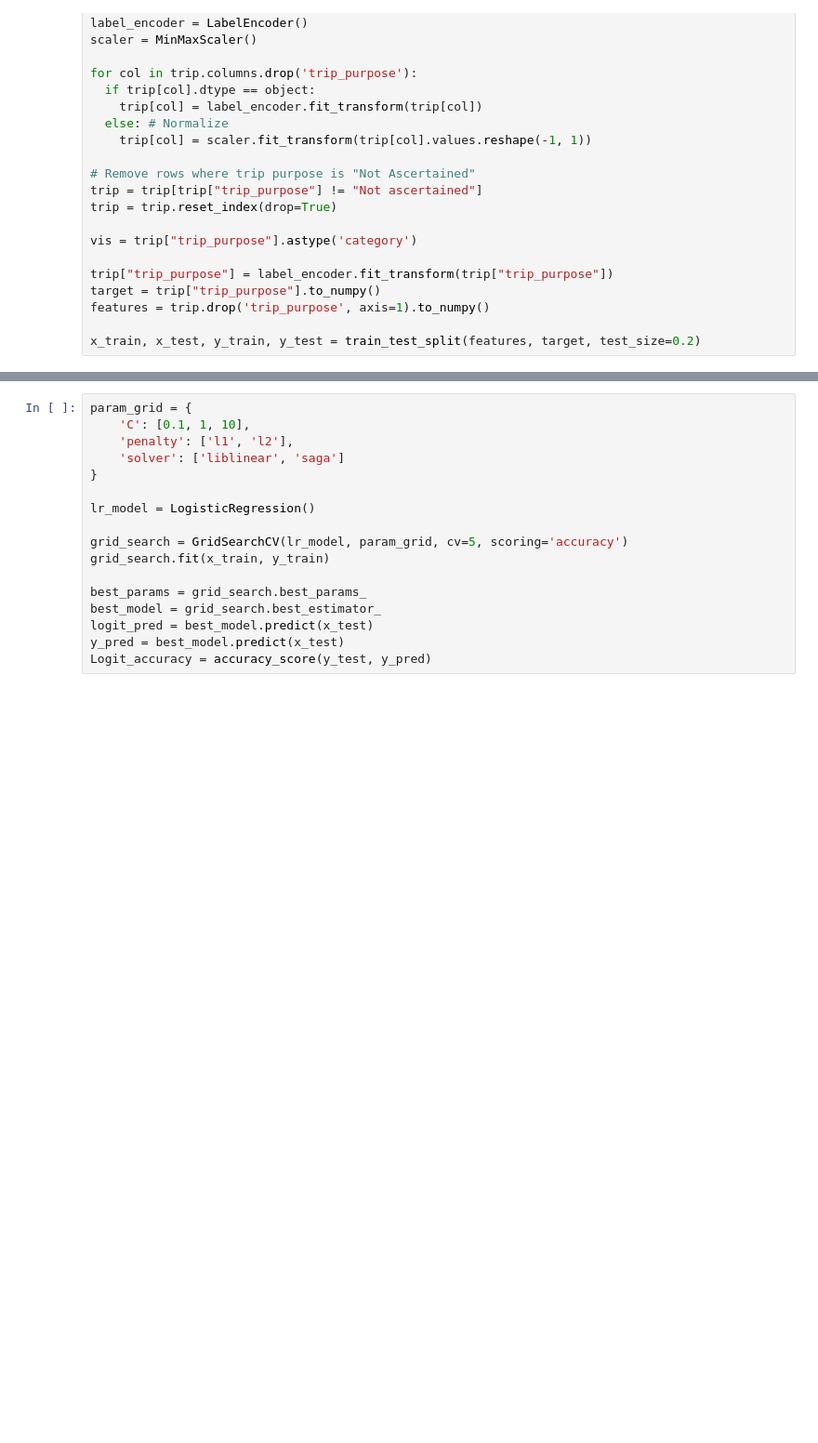
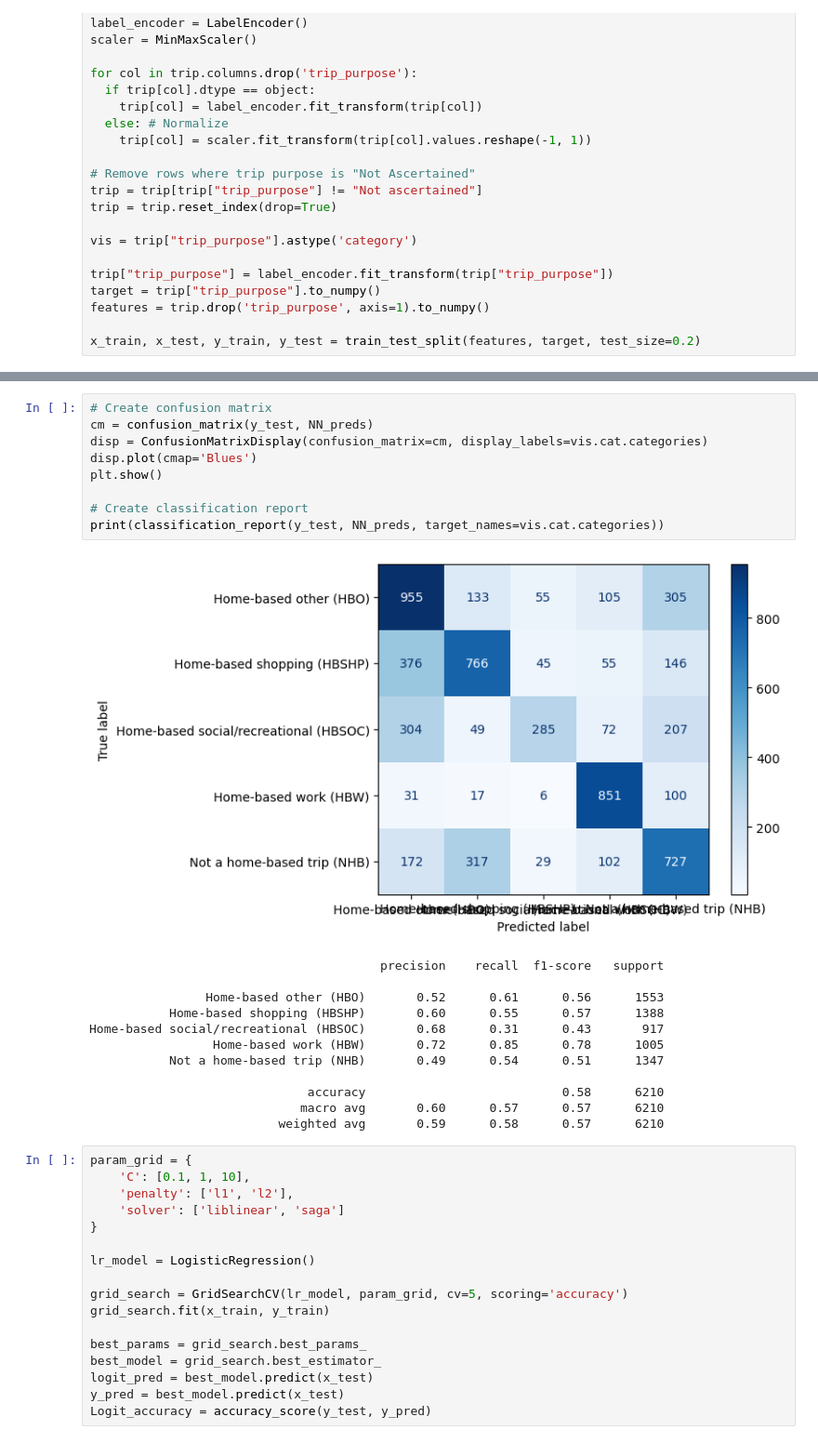
Before and after one commit to mfgeary/dsan5300-project, a Jupyter notebook: code/AUC_All_Models.ipynb, the cells around one changed output, grey strips where cells are left out. Shown at 93% size. Cells and saved outputs as stored; diff of their text form; blank space fills up the shorter version.

```diff
--- a/code/AUC_All_Models.ipynb
+++ b/code/AUC_All_Models.ipynb
@@ -96,3 +93,25 @@ Epoch 17/500
+# %%
+# Create confusion matrix
+cm = confusion_matrix(y_test, NN_preds)
+disp = ConfusionMatrixDisplay(confusion_matrix=cm, display_labels=vis.cat.categories)
+disp.plot(cmap='Blues')
+plt.show()
+
+# Create classification report
+print(classification_report(y_test, NN_preds, target_names=vis.cat.categories))
+# %% [output]
+[figure, added]
+                                        precision    recall  f1-score   support
+
+                Home-based other (HBO)       0.52      0.61      0.56      1553
+           Home-based shopping (HBSHP)       0.60      0.55      0.57      1388
+Home-based social/recreational (HBSOC)       0.68      0.31      0.43       917
+                 Home-based work (HBW)       0.72      0.85      0.78      1005
+           Not a home-based trip (NHB)       0.49      0.54      0.51      1347
+
+                              accuracy                           0.58      6210
+                             macro avg       0.60      0.57      0.57      6210
+                          weighted avg       0.59      0.58      0.57      6210
 # %%
 param_grid = {
     'C': [0.1, 1, 10],
```
Also changed, not shown: parts of 13 cells of this notebook, 15 other files.
